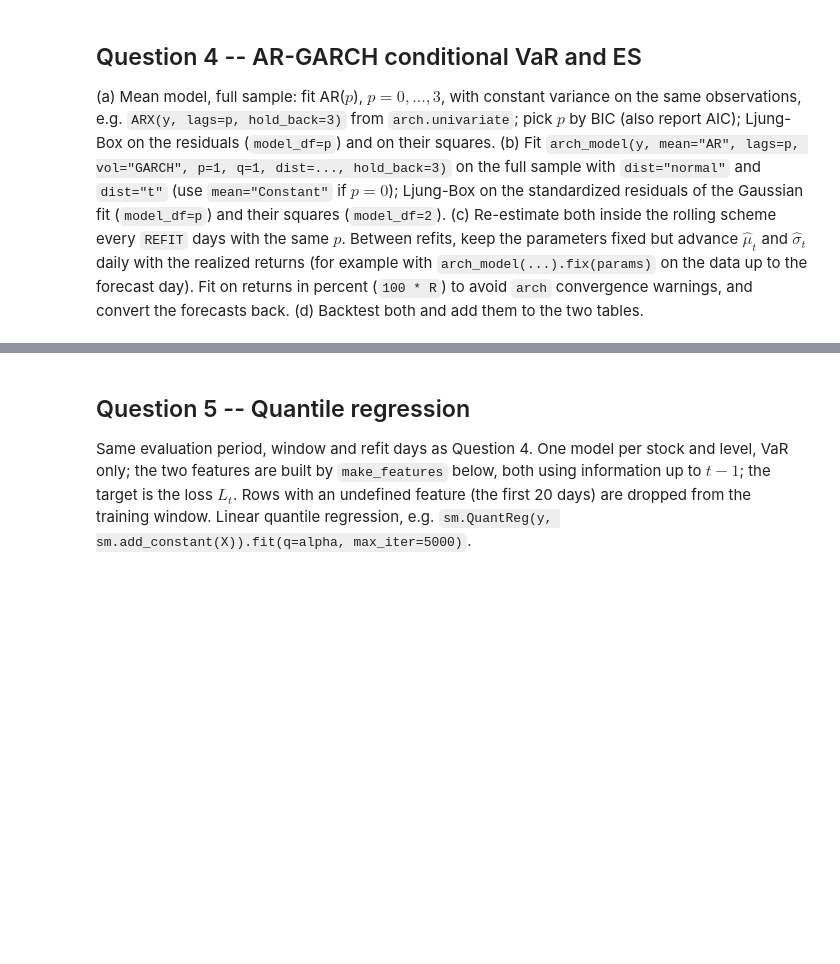
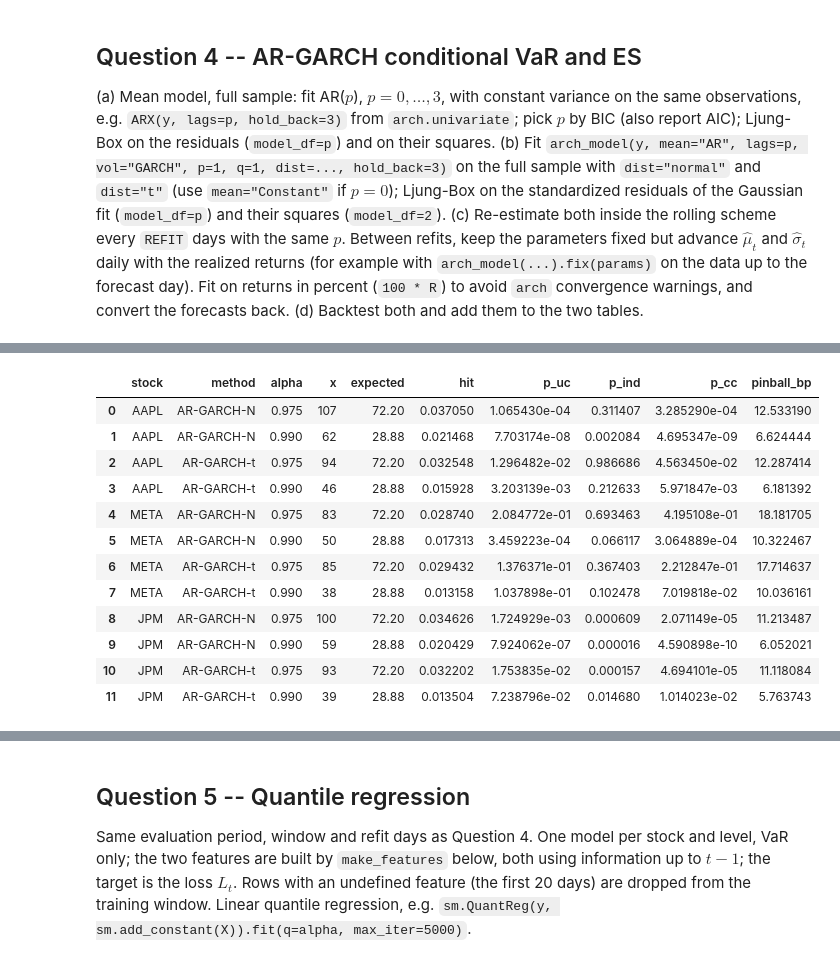
Before and after one commit to AaravKDesai/QRM_Project, a Jupyter notebook: Project_template.ipynb, the cells around one changed output, grey strips where cells are left out. Saved outputs shown, nothing was run; the diff lists cells and outputs as text; code cells hidden in the pictures; blank space fills up the shorter version.

```diff
--- a/Project_template.ipynb
+++ b/Project_template.ipynb
@@ -126,0 +511,78 @@ from arch import arch_model
+# %%
+# Question 4(d): Backtest both models and add them to the two tables
+print("=" * 80)
+print("Question 4(d): Backtesting Results (Kupiec, Christoffersen, Pinball, Acerbi-Szekely, Fissler-Ziegel)")
+print("=" * 80)
+
+for ticker in TICKERS:
+    actual_loss = eval_loss[ticker].values
+    N = len(actual_loss)
+
+    for dist in ["normal", "t"]:
+        method_name = f"AR-GARCH-{('N' if dist == 'normal' else 't')}"
+        mu_vals = garch_mu[(ticker, dist)].values
+        sig_vals = garch_sig[(ticker, dist)].values
+        nu_vals = garch_nu[(ticker, dist)].values if dist == "t" else None
+
+        # VaR Backtesting for each alpha level
+        for alpha in ALPHAS:
+            var_vals = garch_var[(ticker, dist, alpha)].values
+            hits = (actual_loss > var_vals)
+            x = int(np.sum(hits))
+            expected = N * (1.0 - alpha)
+            hit_rate = x / N
+
+            _, p_uc = kupiec_uc(hits, alpha)
+            _, p_ind = christoffersen_ind(hits)
+            _, p_cc = christoffersen_cc(hits, alpha)
+            pinball_bp = pinball_loss_bp(actual_loss, var_vals, alpha)
+
+            backtest_rows.append({
+                "stock": ticker,
+                "method": method_name,
+                "alpha": alpha,
+                "x": x,
+                "expected": expected,
+                "hit": hit_rate,
+                "p_uc": p_uc,
+                "p_ind": p_ind,
+                "p_cc": p_cc,
+                "pinball_bp": pinball_bp,
+            })
+
+        # ES Backtesting at alpha = 0.975 (Acerbi-Szekely & Fissler-Ziegel)
+        alpha_es = 0.975
+        var_es_vals = garch_var[(ticker, dist, alpha_es)].values
+        es_vals = garch_es[(ticker, dist, alpha_es)].values
+
+        Z = acerbi_szekely_stat(actual_loss, var_es_vals, es_vals, alpha_es)
+        p_Z = simulate_acerbi_szekely_pval(
+            var=var_es_vals,
+            es=es_vals,
+            mu=mu_vals,
+            sig=sig_vals,
+            alpha=alpha_es,
+            dist=dist,
+            nu=nu_vals,
+            z_obs=Z,
+            m_sim=M_SIM,
+            seed=SEED,
+        )
+        FZ = fissler_ziegel_loss(actual_loss, var_es_vals, es_vals, alpha_es)
+
+        es_rows.append({
+            "stock": ticker,
+            "method": method_name,
+            "Z": Z,
+            "p_Z": p_Z,
+            "FZ": FZ,
+        })
+
+print("\n--- Combined VaR Backtest Table (Questions 3-5 rows so far) ---")
+q4_backtest_df = pd.DataFrame(backtest_rows)
+display(q4_backtest_df)
+
+print("\n--- Combined ES Backtest Table (alpha=0.975) ---")
+q4_es_df = pd.DataFrame(es_rows)
+display(q4_es_df)
+# %% [output]
@@ -126,0 +594,13 @@ from arch import arch_model
+|  | stock | method | alpha | x | expected | hit | p_uc | p_ind | p_cc | pinball_bp |
+| 0 | AAPL | AR-GARCH-N | 0.975 | 107 | 72.20 | 0.037050 | 1.065430e-04 | 0.311407 | 3.285290e-04 | 12.533190 |
+| 1 | AAPL | AR-GARCH-N | 0.990 | 62 | 28.88 | 0.021468 | 7.703174e-08 | 0.002084 | 4.695347e-09 | 6.624444 |
+| 2 | AAPL | AR-GARCH-t | 0.975 | 94 | 72.20 | 0.032548 | 1.296482e-02 | 0.986686 | 4.563450e-02 | 12.287414 |
+| 3 | AAPL | AR-GARCH-t | 0.990 | 46 | 28.88 | 0.015928 | 3.203139e-03 | 0.212633 | 5.971847e-03 | 6.181392 |
+| 4 | META | AR-GARCH-N | 0.975 | 83 | 72.20 | 0.028740 | 2.084772e-01 | 0.693463 | 4.195108e-01 | 18.181705 |
+| 5 | META | AR-GARCH-N | 0.990 | 50 | 28.88 | 0.017313 | 3.459223e-04 | 0.066117 | 3.064889e-04 | 10.322467 |
+| 6 | META | AR-GARCH-t | 0.975 | 85 | 72.20 | 0.029432 | 1.376371e-01 | 0.367403 | 2.212847e-01 | 17.714637 |
+| 7 | META | AR-GARCH-t | 0.990 | 38 | 28.88 | 0.013158 | 1.037898e-01 | 0.102478 | 7.019818e-02 | 10.036161 |
+| 8 | JPM | AR-GARCH-N | 0.975 | 100 | 72.20 | 0.034626 | 1.724929e-03 | 0.000609 | 2.071149e-05 | 11.213487 |
+| 9 | JPM | AR-GARCH-N | 0.990 | 59 | 28.88 | 0.020429 | 7.924062e-07 | 0.000016 | 4.590898e-10 | 6.052021 |
+| 10 | JPM | AR-GARCH-t | 0.975 | 93 | 72.20 | 0.032202 | 1.753835e-02 | 0.000157 | 4.694101e-05 | 11.118084 |
+| 11 | JPM | AR-GARCH-t | 0.990 | 39 | 28.88 | 0.013504 | 7.238796e-02 | 0.014680 | 1.014023e-02 | 5.763743 |
```
Also changed, not shown: parts of 9 cells of this notebook.
